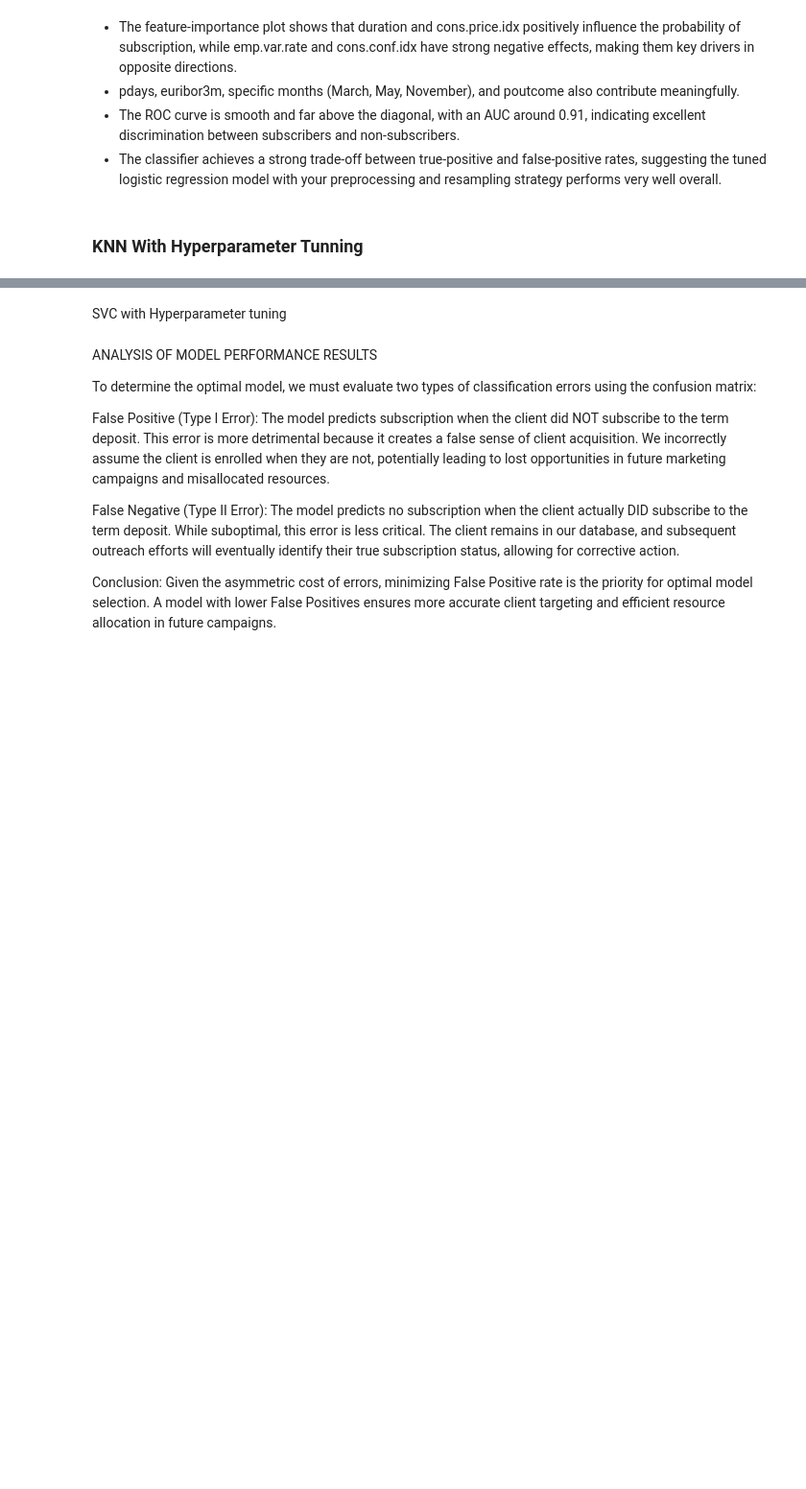
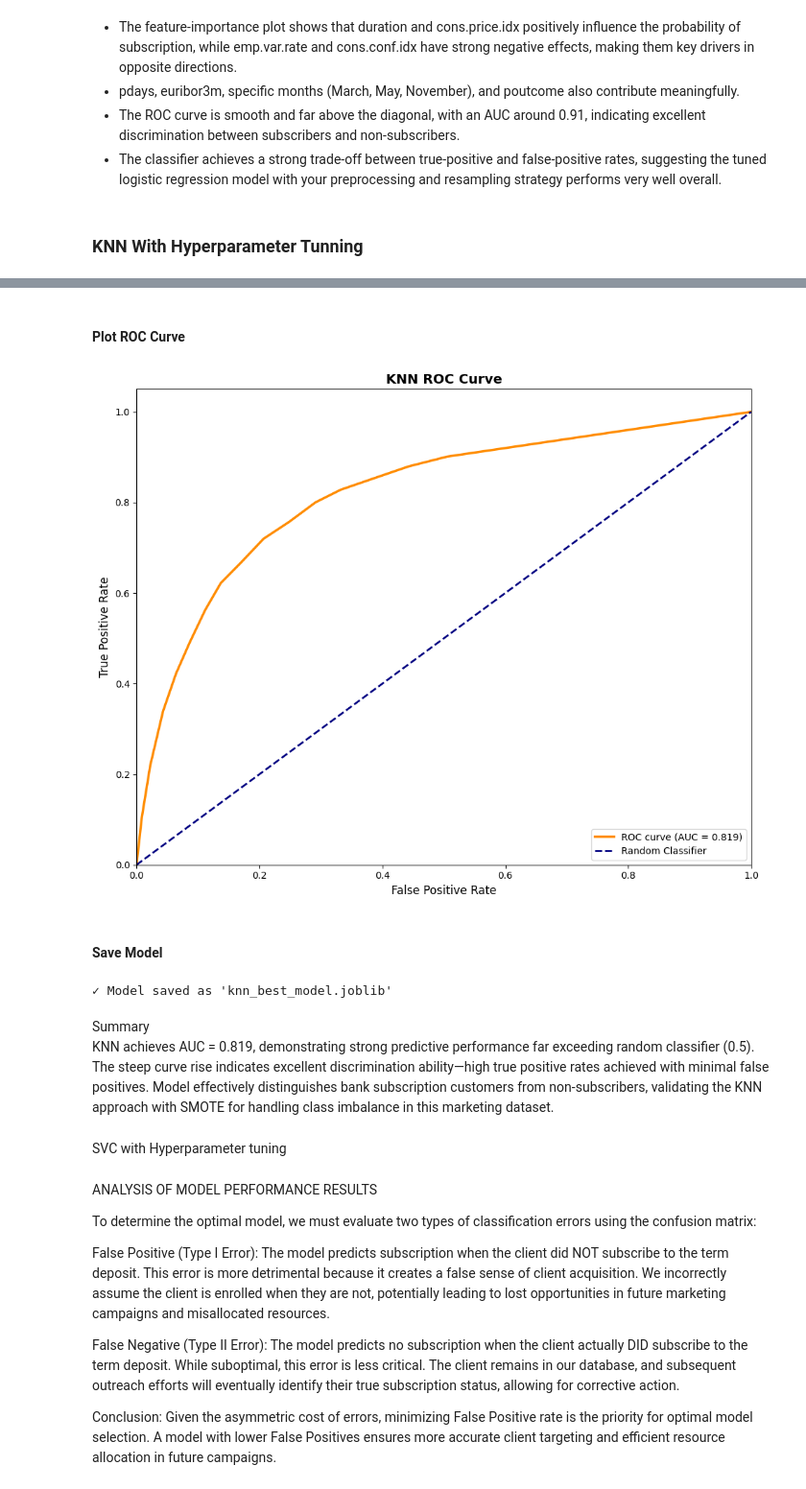
Before and after one commit to rkm7387/PORTUGES-BANK, a Jupyter notebook: portuges_bank.ipynb, the cells around one changed output, grey strips where cells are left out. Shown at 96% size. Saved outputs shown, nothing was run; the diff lists cells and outputs as text; code cells hidden in the pictures; blank space fills up the shorter version.

Commit message:
KNN Model trained and Model Saved.

```diff
--- a/portuges_bank.ipynb
+++ b/portuges_bank.ipynb
@@ -1334,0 +1310,10 @@ print(classification_report(y_test, knnpred,
+# %%
+knn_best_model = knn_grid_search.best_estimator_
+knn_best_params = knn_grid_search.best_params_
+
+print("Best Hyperparameters Found:")
+for param, value in knn_best_params.items():
+    print(f"  {param}: {value}")
+
+knn_cv_score = knn_grid_search.best_score_
+print(f"Best Cross-Validation Score: {knn_cv_score:.4f}")
@@ -1334,0 +1328,6 @@ print(classification_report(y_test, knnpred,
+# %%
+knn_y_pred = knn_best_model.predict(X_test)
+knn_y_pred_prob = knn_best_model.predict_proba(X_test)[:, 1]
+
+print(knn_y_pred)
+print(knn_y_pred_prob)
@@ -1335,3 +1420,54 @@ print(classification_report(y_test, knnpred,
+# %% [markdown]
+#### Plot ROC Curve
+# %%
+from sklearn.metrics import roc_curve, auc
+import matplotlib.pyplot as plt
+
+fpr, tpr, thresholds = roc_curve(y_test, knn_y_pred_prob)
+roc_auc = auc(fpr, tpr)
+
+plt.figure(figsize=(10, 8))
+plt.plot(fpr, tpr, color='darkorange', lw=2.5,
+         label=f'ROC curve (AUC = {roc_auc:.3f})')
+plt.plot([0, 1], [0, 1], color='navy', lw=2,
+         linestyle='--', label='Random Classifier')
+plt.xlim([0.0, 1.0])
+plt.ylim([0.0, 1.05])
+plt.xlabel('False Positive Rate', fontsize=12)
+plt.ylabel('True Positive Rate', fontsize=12)
+plt.title('KNN ROC Curve', fontsize=14, fontweight='bold')
+plt.legend(loc="lower right")
+plt.tight_layout()
+plt.savefig('knn_roc_curve.png', dpi=300)
+plt.show()
+# %% [output]
+[figure, added]
+# %% [markdown]
+#### Save Model
+# %%
+import joblib
+import json
+
+# Save the model
+joblib.dump(knn_best_model, 'knn_best_model.joblib')
+print("✓ Model saved as 'knn_best_model.joblib'")
+
+# Save hyperparameters and metrics
+knn_model_info = {
+    'best_params': knn_best_params,
+    'best_cv_score': float(knn_grid_search.best_score_),
+    'test_accuracy': float(knn_accuracy),
+    'test_roc_auc': float(knn_roc_auc),
+    'feature_names': X_train.columns.tolist()
+}
+
+with open('knn_model_info.json', 'w') as f:
+    json.dump(knn_model_info, f, indent=4)
+# %% [output]
+✓ Model saved as 'knn_best_model.joblib'
+# %% [markdown]
+Summary<br>
+KNN achieves AUC = 0.819, demonstrating strong predictive performance far exceeding random classifier (0.5). The steep curve rise indicates excellent discrimination ability—high true positive rates achieved with minimal false positives. Model effectively distinguishes bank subscription customers from non-subscribers, validating the KNN approach with SMOTE for handling class imbalance in this marketing dataset.
 # %% [markdown]
 SVC with Hyperparameter tuning
 # %%
```
Also changed, not shown: parts of 17 cells of this notebook, 4 other files.
